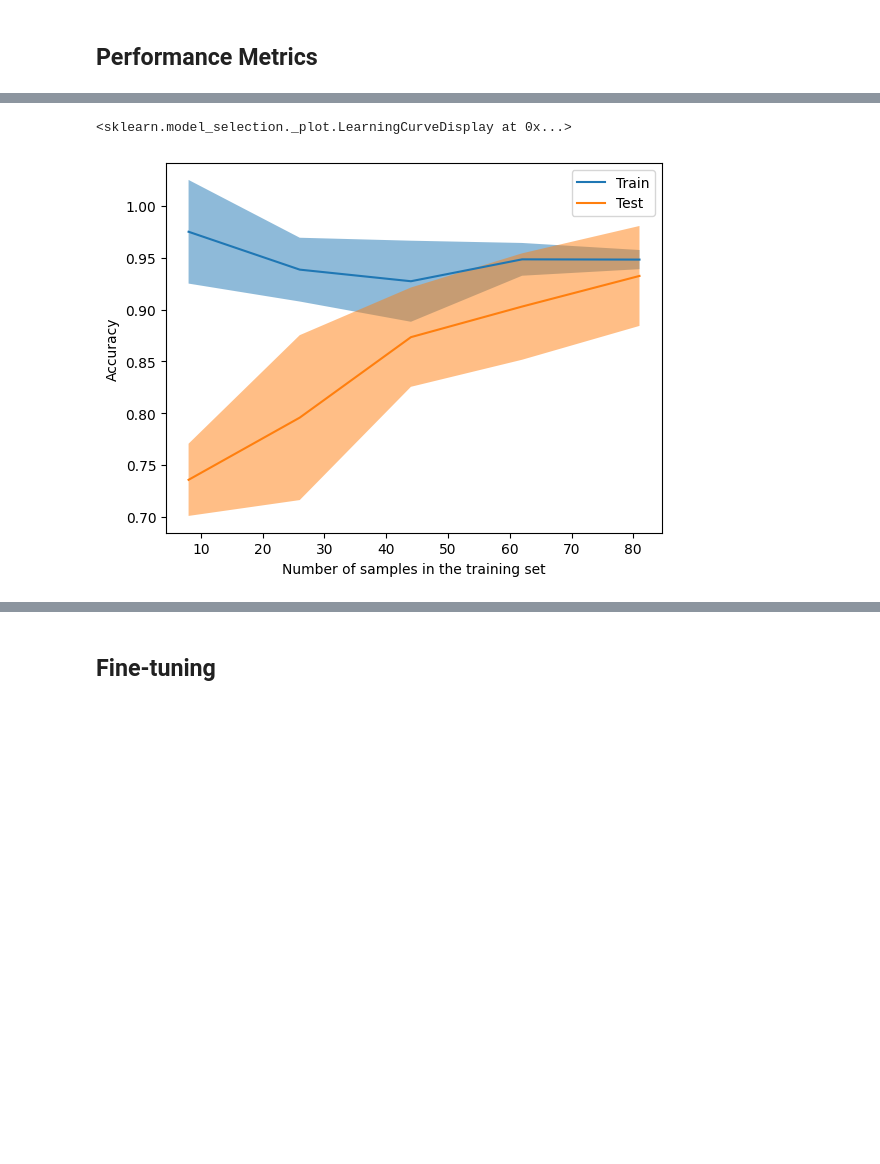
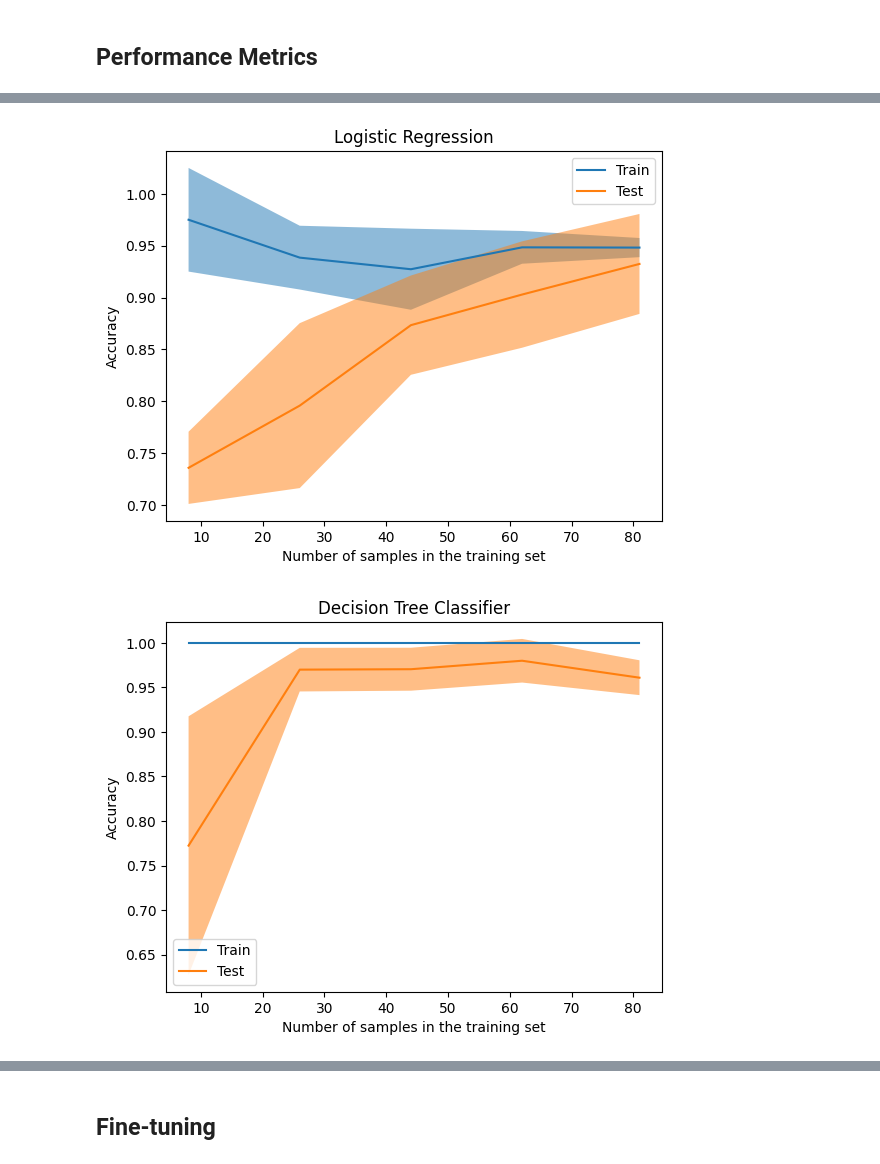
Before and after one commit to eetil1818/iris-flower-classification, a Jupyter notebook: iris.ipynb, the cells around one changed output, grey strips where cells are left out. Saved outputs shown, nothing was run; the diff lists cells and outputs as text; code cells hidden in the pictures; blank space fills up the shorter version.

Commit message:
added more models in cross-validation

```diff
--- a/iris.ipynb
+++ b/iris.ipynb
@@ -130,7 +139,17 @@ num_transformer = make_column_transformer(
 # %%
-# logistic regression model for one-vs-rest multi classification strategy
-log_model = LogisticRegression(max_iter=1000, random_state=42)
+# make pipeline for reproduceability
+pipe_log = make_pipeline(num_transformer, LogisticRegression())
+pipe_tree = make_pipeline(num_transformer, DecisionTreeClassifier())
+pipe_forest = make_pipeline(num_transformer, RandomForestClassifier())
+pipe_sgd = make_pipeline(num_transformer, SGDClassifier())
+pipe_svc = make_pipeline(num_transformer, SVC())
 
-# make pipeline for reproduceability
-pipe_log = make_pipeline(num_transformer, log_model)
-pipe_log
+# list all pipelines
+pipelines = [pipe_log, pipe_tree, pipe_forest, pipe_sgd, pipe_svc]
+
+# make dict for easier reference
+pipe_dict = {0: "Logistic Regression",
+             1: "Decision Tree Classifier",
+             2: "Random Forest Classifier",
+             3: "SGD Classifier",
+             4: "SVC"}
@@ -173,3 +158,16 @@ Pipeline(steps=[('columntransformer',
 # %%
 # StratifiedKFold for safer balanced split
 cv = StratifiedKFold(n_splits=5, shuffle=True, random_state=42)
+
+# get baseline cv score and time for each model
+cv_results = []
+timing = []
+for i, pipe in enumerate(pipelines):
+    start = time.time()
+    cv_score = cross_val_score(estimator=pipe, X=X_train, y=y_train,
+                           cv=cv, scoring="accuracy", n_jobs=-1)
+    end = time.time()
+    elapsed = end - start
+    cv_results.append(cv_score.mean().round(3))
+    timing.append(elapsed)
+    print(f"{pipe_dict[i]} cv score: {cv_results[i]} | Time: {elapsed:.2f}")
@@ -187,7 +180,11 @@ Wall time: 1.05 s
 # %%
-LearningCurveDisplay.from_estimator(estimator=pipe_log,
+# check learning curve for each baseline model
+for i, pipe in enumerate(pipelines):
+    LearningCurveDisplay.from_estimator(estimator=pipe,
                                     X=X_train, y=y_train,
                                     cv=cv, scoring="accuracy", n_jobs=-1)
+    plt.title(pipe_dict[i])
+    plt.show()
 # %% [output]
-<sklearn.model_selection._plot.LearningCurveDisplay at 0x...>
-[figure, old version]
+[figure, new version]
+[figure, added]
```
Also changed, not shown: parts of 25 cells of this notebook, 2 other files.
